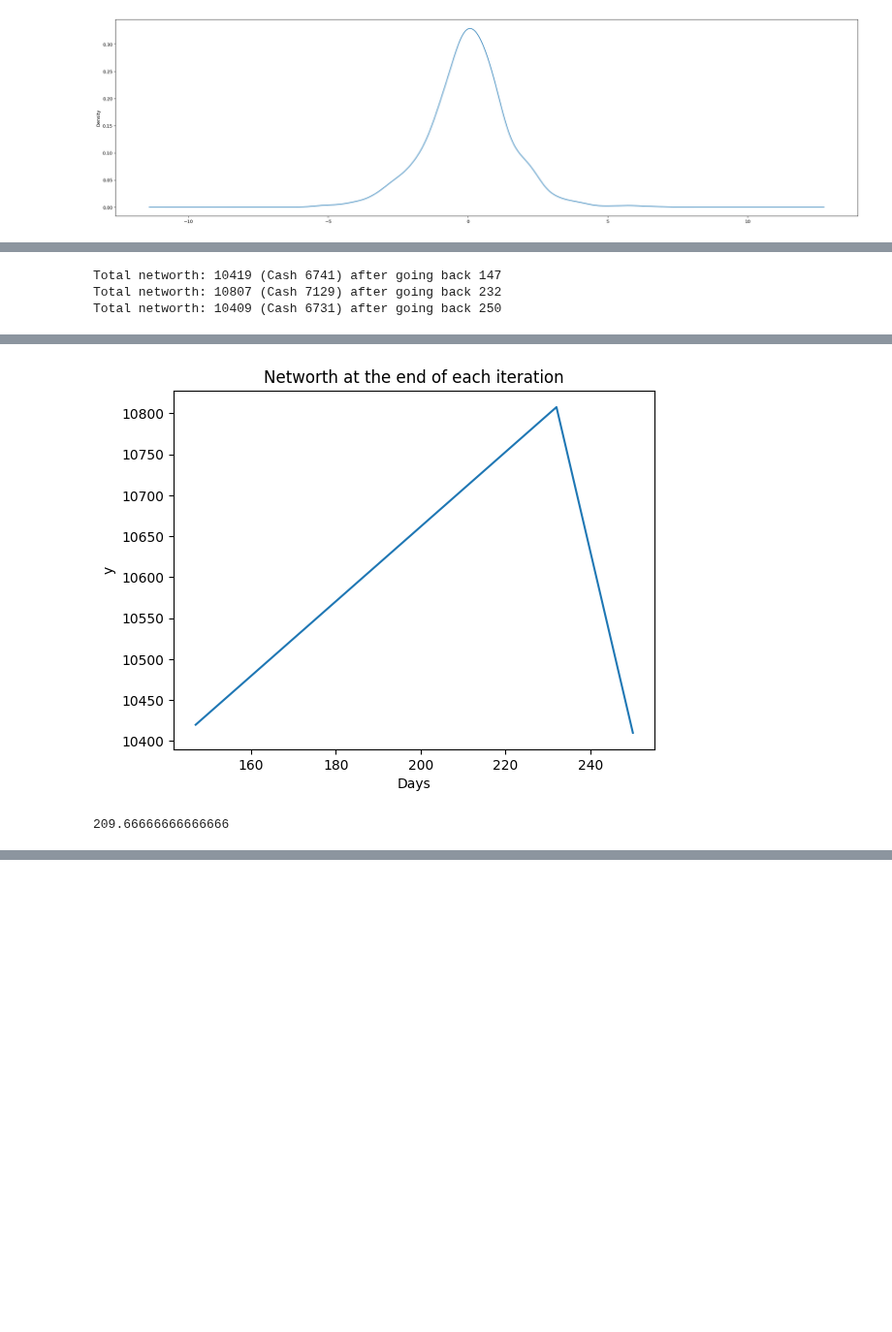
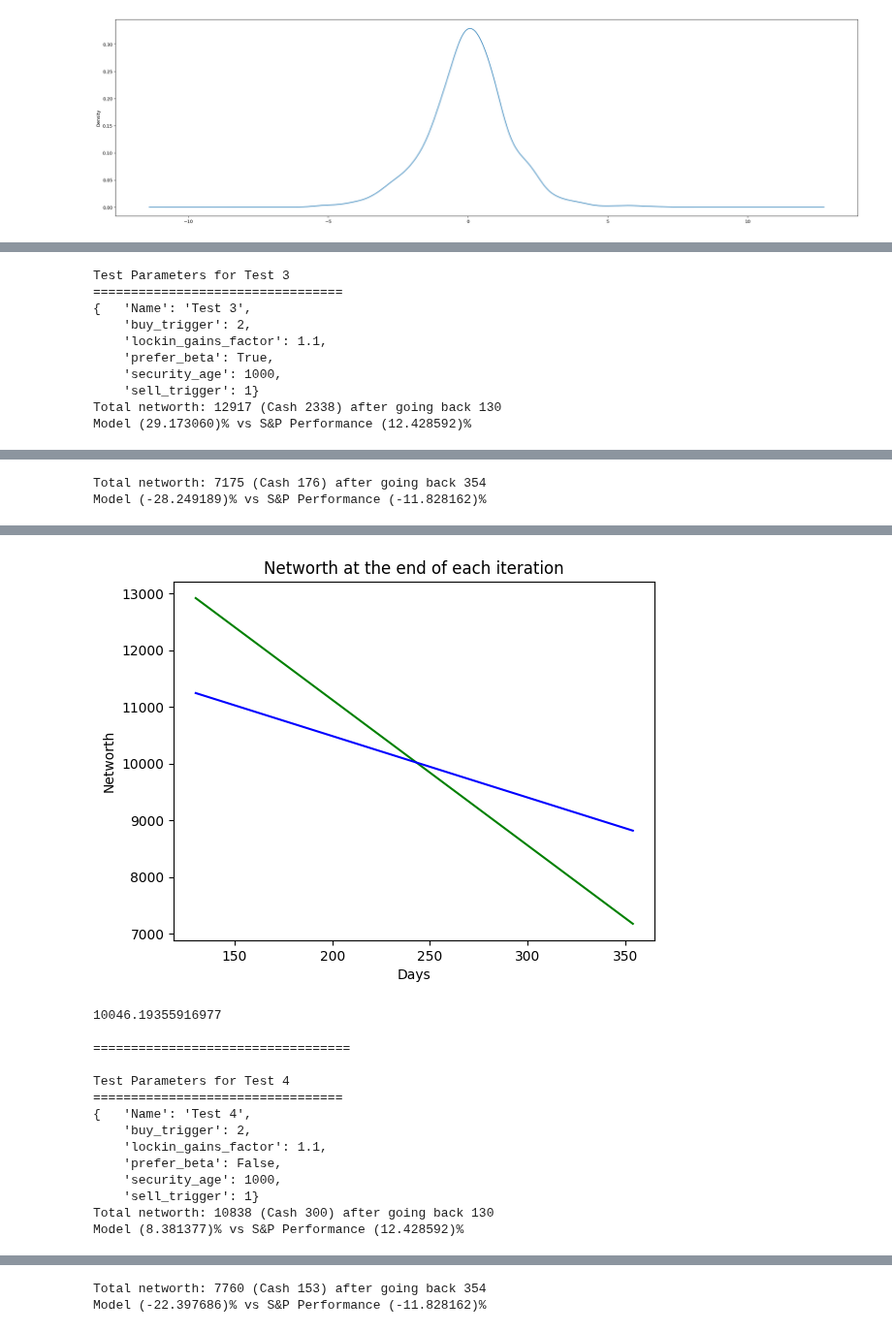
Before and after one commit to MuralidharB/tft-stocks, a Jupyter notebook: close_open.ipynb, the cells around one changed output, grey strips where cells are left out. Shown at 97% size. Drawn from its saved outputs; the diff is of its cells as text; code cells hidden in the pictures; blank space fills up the shorter version.

Commit message:
Added list of tests and how to control the tests

```diff
--- a/close_open.ipynb
+++ b/close_open.ipynb
@@ -35,7 +17,7 @@ security_age = 15                         # number of days to hold the security
 lockin_gains_factor = 1000                # times the orignal amount to grow before we lockin the gains.
 mean_type = "+ve"                         # only consider stocks with +ve mean of ND. These stocks have been growing over the period of time
 max_stocks_to_buy = 5                     # number of stocks to buy at buy trigger. We can change this value to be more adaptive based on market cap of the security and other parameters.
-backtest_iterations = 3                   # number of backtests to run
+backtest_iterations = 2                   # number of backtests to run
 backtest_days = random.sample(range(100, 400), backtest_iterations) # starting days for back testing
 backtest_days.sort()
 prefer_beta = True
@@ -46,5 +28,5 @@ portfolio = {}
 
 # Display test results
 print_final_portfolio = False              # Prints the portfolio list at the end of each backtest iteration
-plot_every_test_graph = False              # Prints the model performance during the back end against s&P500
-plot_summary_graph = True                 # prints the summary graph
+plot_every_test_graph = True              # Prints the model performance during the back end against s&P500
+plot_summary_graph = True                  # prints the summary graph
@@ -253,39 +280,58 @@ def do_one_backtesting(tradingdays_togoback):
 
 def run_backtest():
   nws = {}
+  sp_ret = {}
   for i in backtest_days:
     tradingdays_togoback = i
     networth, current, pm, cih = do_one_backtesting(tradingdays_togoback)
+    # normalize s&p500 for starting balance
+    idx_list = list(indices_ts.loc[indices_ts.index[-tradingdays_togoback:], "^GSPC_Close"] * starting_balance/indices_ts.loc[indices_ts.index[-tradingdays_togoback], "^GSPC_Close"])
+    pm_pct = (pm[-1]-pm[0])*100/pm[0]
+    d = pd.DataFrame({'Portfolio_Performance':pm,'SP_Performance':idx_list, "Cash_In_Hand": cih})
+    d.index = indices_ts.index[-tradingdays_togoback:]
+    idx_pct = (idx_list[-1] - idx_list[0])*100/idx_list[0]
     print("Total networth: %d (Cash %d) after going back %d" % (networth, current_account, tradingdays_togoback))
+    print("Model (%f)%% vs S&P Performance (%f)%%" % (pm_pct, idx_pct))
     if print_final_portfolio:
       pp.pprint(portfolio)
     nws[i] = networth
+    sp_ret[i] = idx_list[-1]
     if plot_every_test_graph:
-      idx_list = list(indices_ts['^GSPC_Close'])[-tradingdays_togoback:]
-      d = pd.DataFrame({'Portfolio_Performance':pm,'SP_Performance':idx_list, "Cash_In_Hand": cih})
-      d.index = indices_ts.index[-tradingdays_togoback:]
-      pm_pct = (pm[-1]-pm[0])*100/pm[0]
-      idx_pct = (idx_list[-1] - idx_list[0])*100/idx_list[0]
       fig = px.line(d, title="Model (%f)%% vs S&P Performance (%f)%%" % (pm_pct, idx_pct), markers=True)
       fig.show()
 
   if plot_summary_graph:
-    plt.plot(nws.keys(), nws.values())
+    plt.plot(nws.keys(), nws.values(), color="green")
+    plt.plot(sp_ret.keys(), sp_ret.values(), color="blue")
     plt.title("Networth at the end of each iteration")
     plt.xlabel('Days')
     plt.ylabel('Networth')
+    plt.legend()
     plt.show()
     print(sum(nws.values())/len(nws))
 # %%
 
-## Hyper parameters
-buy_trigger = 2    # times standard deviation
-sell_trigger = 1   # times the avg cost of the security to grow before we sell
-security_age = 15  # number of days to hold the security before we cut the losses
-lockin_gains_factor = 1000 # times the orignal amount to grow before we lockin the gains.
-prefer_beta = True
-run_backtest()
+for i in tests_to_run:
+  t = tests[i-1]
+  buy_trigger = t['buy_trigger']    # times standard deviation
+  sell_trigger = t['sell_trigger']   # times the avg cost of the security to grow before we sell
+  security_age = t['security_age']  # number of days to hold the security before we cut the losses
+  lockin_gains_factor = t['lockin_gains_factor'] # times the orignal amount to grow before we lockin the gains.
+  prefer_beta = t['prefer_beta']
+  print("Test Parameters for " + t['Name'])
+  print("=================================")
+  pp.pprint(t)
+  run_backtest()
+  print()
+  print("==================================\n")
 # %% [output]
-Total networth: 10419 (Cash 6741) after going back 147
-Total networth: 10807 (Cash 7129) after going back 232
-Total networth: 10409 (Cash 6731) after going back 250
+Test Parameters for Test 3
+=================================
+{   'Name': 'Test 3',
+    'buy_trigger': 2,
+    'lockin_gains_factor': 1.1,
+    'prefer_beta': True,
+    'security_age': 1000,
+    'sell_trigger': 1}
+Total networth: 12917 (Cash 2338) after going back 130
+Model (29.173060)% vs S&P Performance (12.428592)%
@@ -291,0 +339,2 @@ Total networth: 10409 (Cash 6731) after going back 250
+Total networth: 7175 (Cash 176) after going back 354
+Model (-28.249189)% vs S&P Performance (-11.828162)%
@@ -292,2 +342,15 @@ Total networth: 10409 (Cash 6731) after going back 250
-[figure, old version]
+[figure, new version]
-209.66666666666666
+10046.19355916977
+
+==================================
+
+Test Parameters for Test 4
+=================================
+{   'Name': 'Test 4',
+    'buy_trigger': 2,
+    'lockin_gains_factor': 1.1,
+    'prefer_beta': False,
+    'security_age': 1000,
+    'sell_trigger': 1}
+Total networth: 10838 (Cash 300) after going back 130
+Model (8.381377)% vs S&P Performance (12.428592)%
@@ -293,0 +358,2 @@ Total networth: 10409 (Cash 6731) after going back 250
+Total networth: 7760 (Cash 153) after going back 354
+Model (-22.397686)% vs S&P Performance (-11.828162)%
```
Also changed, not shown: parts of 7 cells of this notebook.
